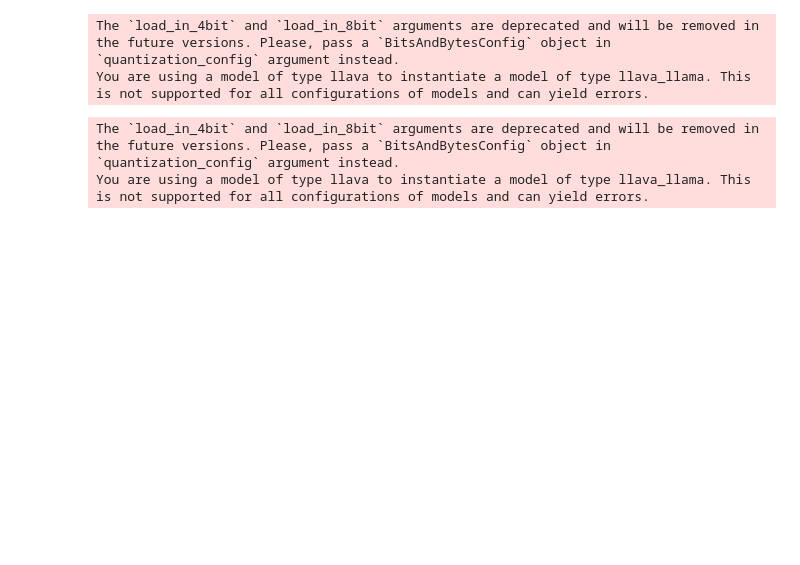
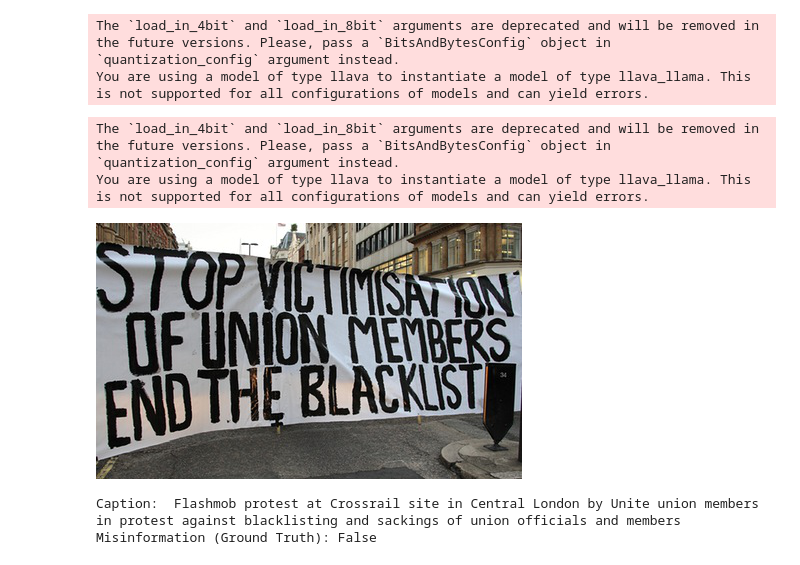
Before and after one commit to kumudlakara/MAD_Sherlock, a Jupyter notebook: experiments/exp9_debating_llava_advanced.ipynb, the cells around one changed output. Drawn from its saved outputs; the diff is of its cells as text; code cells hidden in the pictures; blank space fills up the shorter version.

```diff
--- a/experiments/exp9_debating_llava_advanced.ipynb
+++ b/experiments/exp9_debating_llava_advanced.ipynb
@@ -41,31 +40,37 @@ You are using a model of type llava to instantiate a model of type llava_llama.
 if "llama-2" in model_name.lower():
     conv_mode = "llava_llama_2"
 elif "mistral" in model_name.lower():
     conv_mode = "mistral_instruct"
 elif "v1.6-34b" in model_name.lower():
     conv_mode = "chatml_direct"
 elif "v1" in model_name.lower():
     conv_mode = "llava_v1"
 elif "mpt" in model_name.lower():
     conv_mode = "mpt"
 else:
     conv_mode = "llava_v0"
 
 conv = []
 roles = []
 
 for i in range(num_models):
     conv.append(conv_templates[conv_mode].copy())
     if "mpt" in model_name.lower():
         roles.append(('user', 'assistant'))
     else:
         roles.append(conv[i].roles)
 
-image, caption, img_path = get_data(5)
+image, caption, img_path, annotation = get_data(0)
+display(image)
+show_data(0)
 image_size = image.size
 # Similar operation in model_worker.py
 image_tensor = process_images([image], models[0]['image_processor'], models[0]['model'].config)
 if type(image_tensor) is list:
     image_tensor = [image.to(models[0]['model'].device, dtype=torch.float16) for image in image_tensor]
 else:
     image_tensor = image_tensor.to(models[0]['model'].device, dtype=torch.float16)
+# %% [output]
+[figure, added]
+Caption:  Flashmob protest at Crossrail site in Central London by Unite union members in protest against blacklisting and sackings of union officials and members
+Misinformation (Ground Truth): False
```
Also changed, not shown: parts of 11 cells of this notebook.
